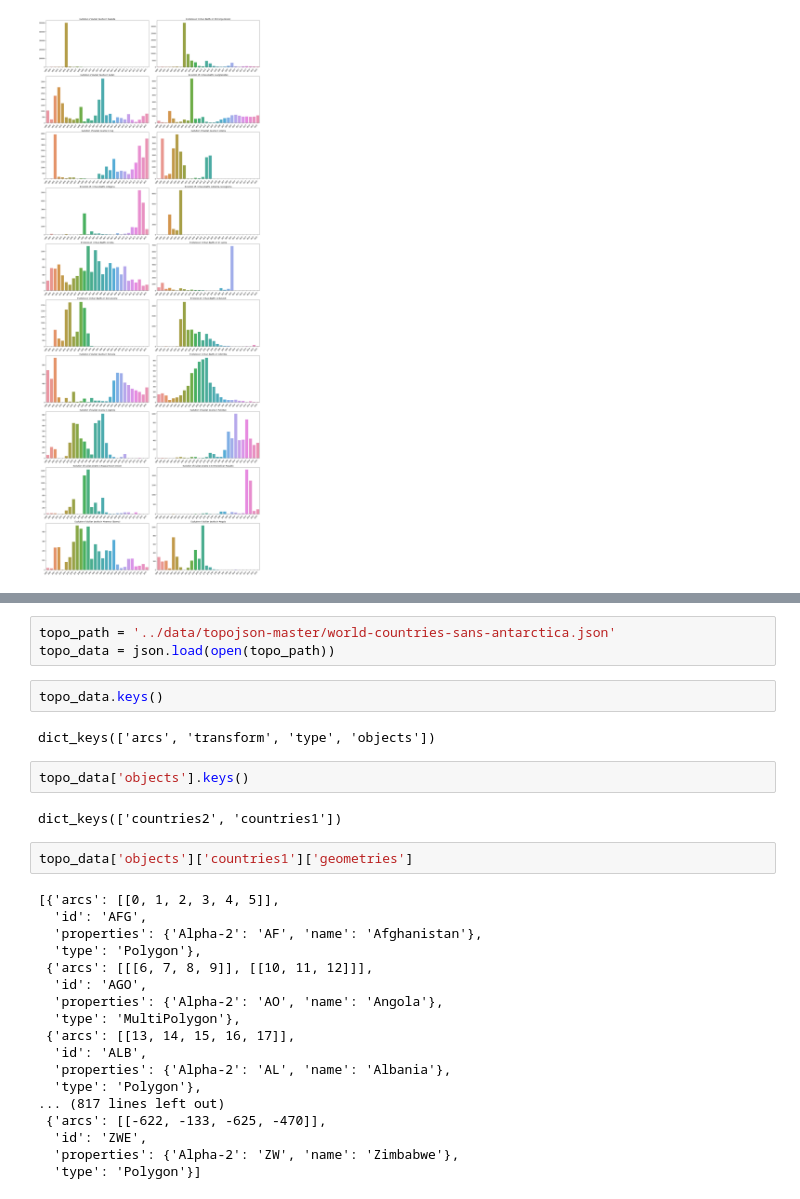
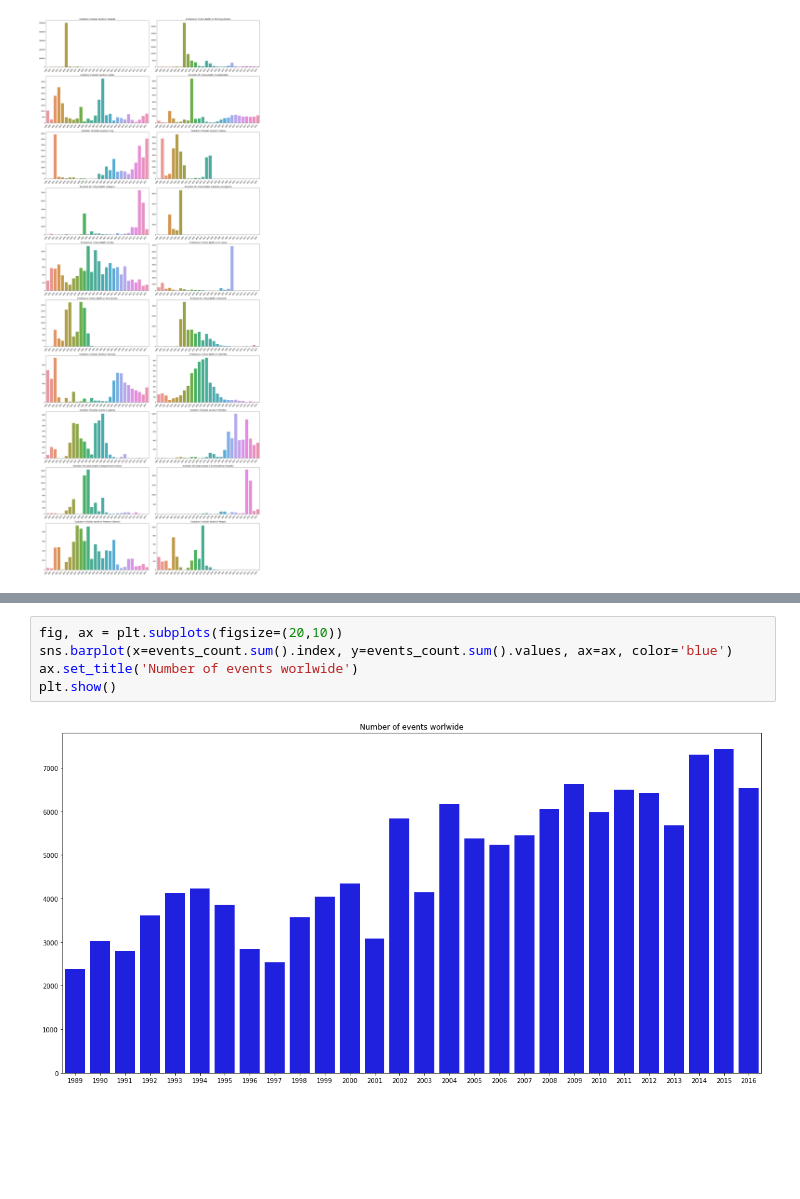
Before and after one commit to armand33/applied_data_analysis_2017, a Jupyter notebook: project/notebooks/Analysis of geographical data.ipynb, the cells around one changed output, grey strips where cells are left out. Saved outputs shown, nothing was run; the diff lists cells and outputs as text; blank space fills up the shorter version.

Commit message:
continuing the analysis of geo data

```diff
--- a/project/notebooks/Analysis of geographical data.ipynb
+++ b/project/notebooks/Analysis of geographical data.ipynb
@@ -99,31 +229,7 @@ events_count.head()
-# %%
-topo_path = '../data/topojson-master/world-countries-sans-antarctica.json'
-topo_data = json.load(open(topo_path))
-# %%
-topo_data.keys()
-# %% [output]
-dict_keys(['arcs', 'transform', 'type', 'objects'])
-# %%
-topo_data['objects'].keys()
-# %% [output]
-dict_keys(['countries2', 'countries1'])
-# %%
-topo_data['objects']['countries1']['geometries']
-# %% [output]
-[{'arcs': [[0, 1, 2, 3, 4, 5]],
-  'id': 'AFG',
-  'properties': {'Alpha-2': 'AF', 'name': 'Afghanistan'},
-  'type': 'Polygon'},
- {'arcs': [[[6, 7, 8, 9]], [[10, 11, 12]]],
-  'id': 'AGO',
-  'properties': {'Alpha-2': 'AO', 'name': 'Angola'},
-  'type': 'MultiPolygon'},
- {'arcs': [[13, 14, 15, 16, 17]],
-  'id': 'ALB',
-  'properties': {'Alpha-2': 'AL', 'name': 'Albania'},
-  'type': 'Polygon'},
-... (817 lines left out)
- {'arcs': [[-622, -133, -625, -470]],
-  'id': 'ZWE',
-  'properties': {'Alpha-2': 'ZW', 'name': 'Zimbabwe'},
-  'type': 'Polygon'}]
+# %%
+fig, ax = plt.subplots(figsize=(20,10))
+sns.barplot(x=events_count.sum().index, y=events_count.sum().values, ax=ax, color='blue')
+ax.set_title('Number of events worlwide')
+plt.show()
+# %% [output]
+[figure, added]
```
Also changed, not shown: parts of 19 cells of this notebook, 1 other file.
